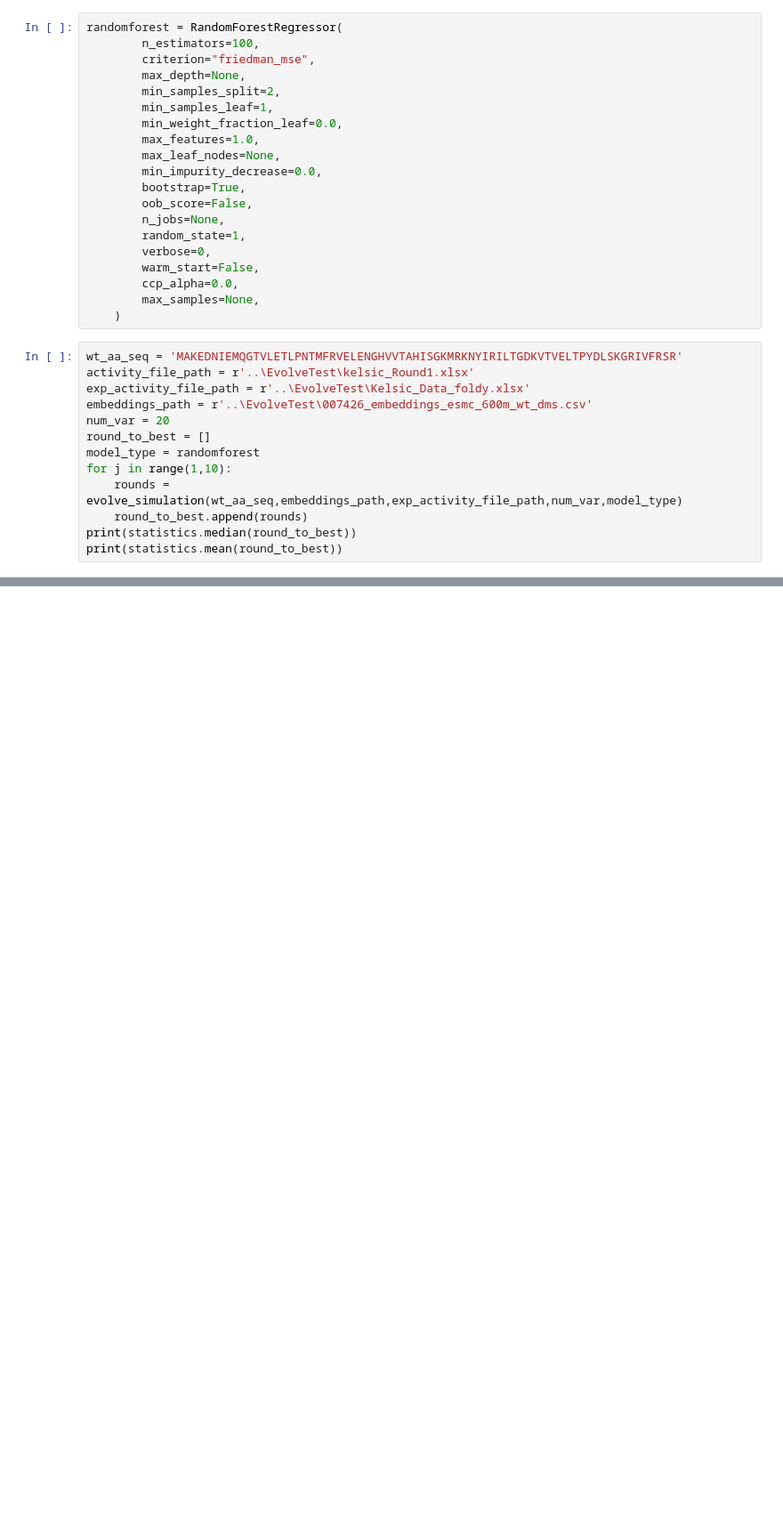
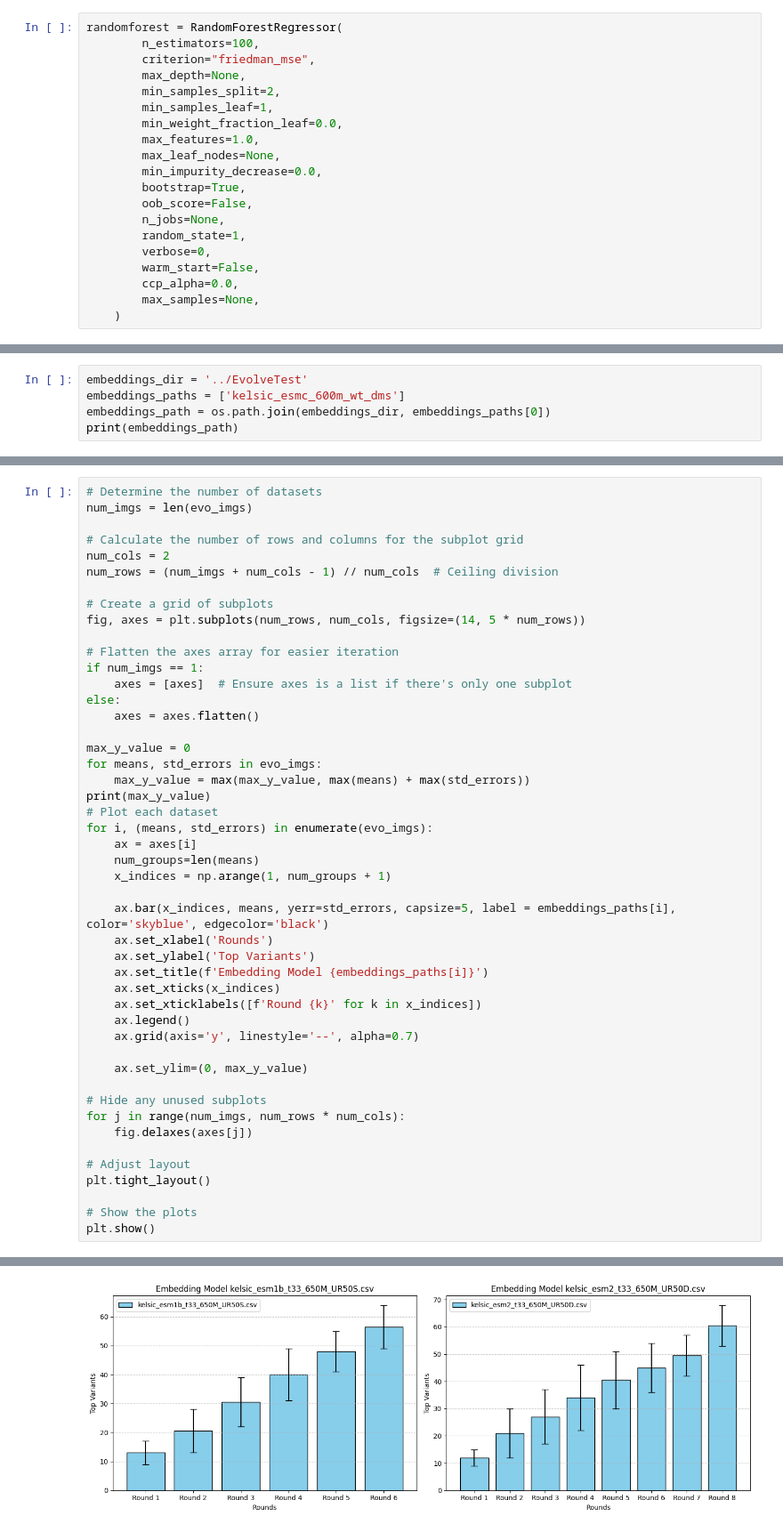
Before and after one commit to JBEI/foldy-internal, a Jupyter notebook: backend/EvolveTest.ipynb, the cells around one changed output, grey strips where cells are left out. Shown at 89% size. Cells and saved outputs as stored; diff of their text form; blank space fills up the shorter version.

Commit message:
embeddings iterations

```diff
--- a/backend/EvolveTest.ipynb
+++ b/backend/EvolveTest.ipynb
@@ -213,16 +218,3 @@ randomforest = RandomForestRegressor(
         ccp_alpha=0.0,
         max_samples=None,
     )
-# %%
-wt_aa_seq = 'MAKEDNIEMQGTVLETLPNTMFRVELENGHVVTAHISGKMRKNYIRILTGDKVTVELTPYDLSKGRIVFRSR'
-activity_file_path = r'..\EvolveTest\kelsic_Round1.xlsx'
-exp_activity_file_path = r'..\EvolveTest\Kelsic_Data_foldy.xlsx'
-embeddings_path = r'..\EvolveTest\007426_embeddings_esmc_600m_wt_dms.csv'
-num_var = 20
-round_to_best = []
-model_type = randomforest
-for j in range(1,10):
-    rounds = evolve_simulation(wt_aa_seq,embeddings_path,exp_activity_file_path,num_var,model_type)
-    round_to_best.append(rounds)
-print(statistics.median(round_to_best))
-print(statistics.mean(round_to_best))
@@ -247,0 +221,5 @@ KeyboardInterrupt:
+# %%
+embeddings_dir = '../EvolveTest'
+embeddings_paths = ['kelsic_esmc_600m_wt_dms']
+embeddings_path = os.path.join(embeddings_dir, embeddings_paths[0])
+print(embeddings_path)
@@ -247,0 +300,48 @@ KeyboardInterrupt:
+# %%
+# Determine the number of datasets
+num_imgs = len(evo_imgs)
+
+# Calculate the number of rows and columns for the subplot grid
+num_cols = 2
+num_rows = (num_imgs + num_cols - 1) // num_cols  # Ceiling division
+
+# Create a grid of subplots
+fig, axes = plt.subplots(num_rows, num_cols, figsize=(14, 5 * num_rows))
+
+# Flatten the axes array for easier iteration
+if num_imgs == 1:
+    axes = [axes]  # Ensure axes is a list if there's only one subplot
+else:
+    axes = axes.flatten()
+
+max_y_value = 0
+for means, std_errors in evo_imgs:
+    max_y_value = max(max_y_value, max(means) + max(std_errors))
+print(max_y_value)
+# Plot each dataset
+for i, (means, std_errors) in enumerate(evo_imgs):
+    ax = axes[i]
+    num_groups=len(means)
+    x_indices = np.arange(1, num_groups + 1)
+
+    ax.bar(x_indices, means, yerr=std_errors, capsize=5, label = embeddings_paths[i], color='skyblue', edgecolor='black')
+    ax.set_xlabel('Rounds')
+    ax.set_ylabel('Top Variants')
+    ax.set_title(f'Embedding Model {embeddings_paths[i]}')
+    ax.set_xticks(x_indices)
+    ax.set_xticklabels([f'Round {k}' for k in x_indices])
+    ax.legend()
+    ax.grid(axis='y', linestyle='--', alpha=0.7)
+
+    ax.set_ylim=(0, max_y_value)
+
+# Hide any unused subplots
+for j in range(num_imgs, num_rows * num_cols):
+    fig.delaxes(axes[j])
+
+# Adjust layout
+plt.tight_layout()
+
+# Show the plots
+plt.show()
+# %% [output]
@@ -247,0 +349 @@ KeyboardInterrupt:
+[figure, added]
```
Also changed, not shown: parts of 5 cells of this notebook, 7 other files.
